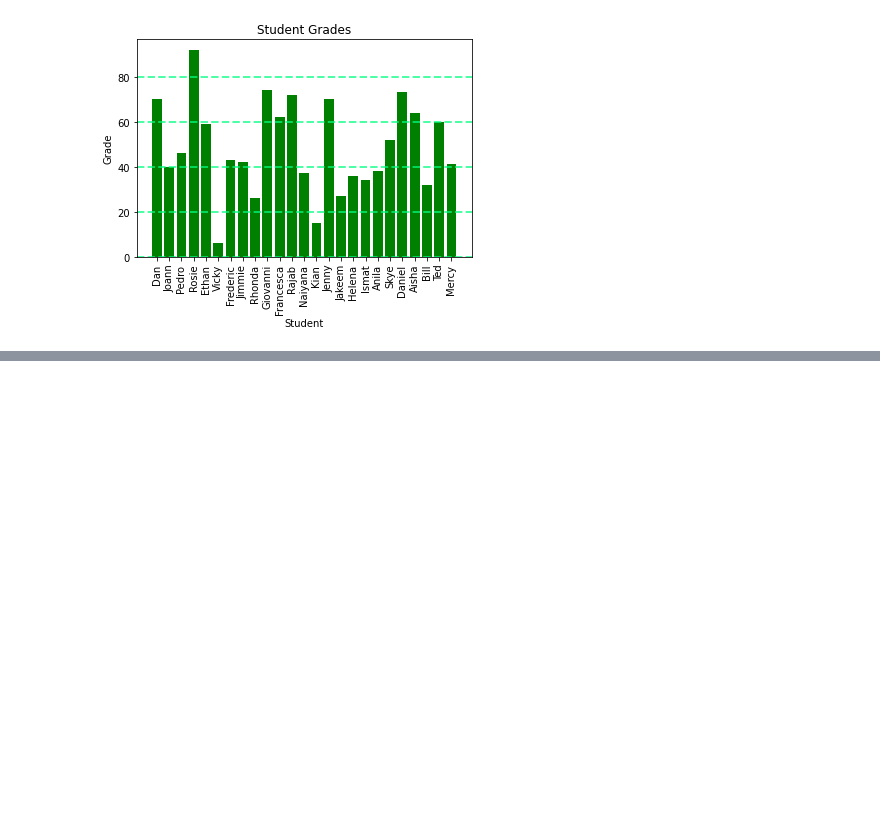
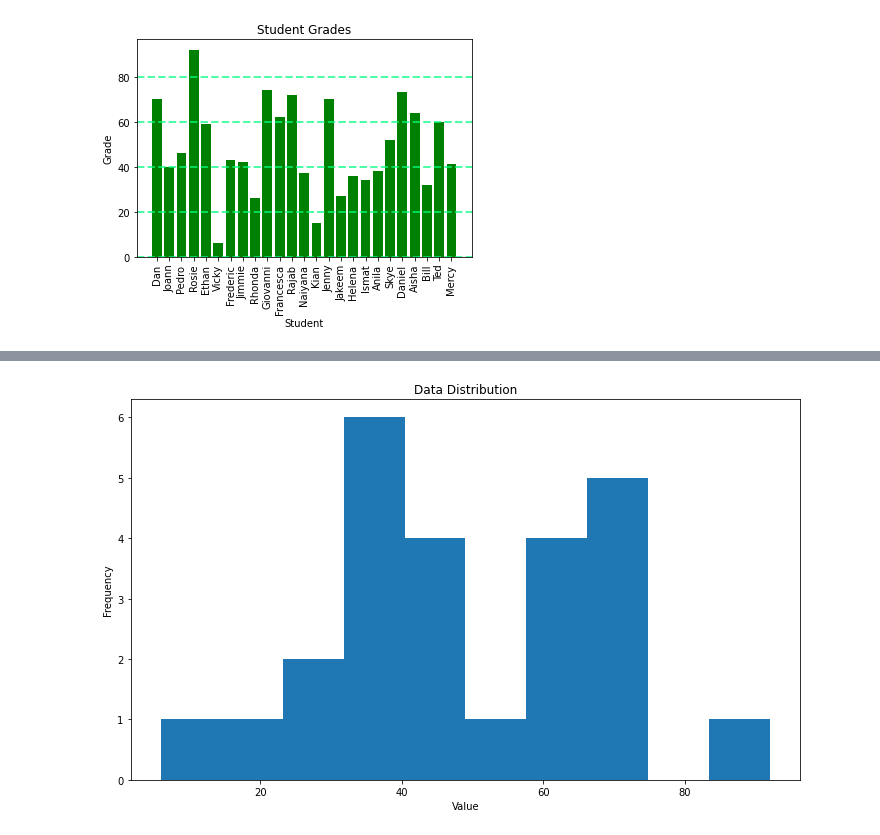
Before and after one commit to pennyorengo/Python-Matplotlib, a Jupyter notebook: Visualizing_data_with_Matplotlib.ipynb, the cells around one changed output, grey strips where cells are left out. Drawn from its saved outputs; the diff is of its cells as text; code cells hidden in the pictures; blank space fills up the shorter version.

```diff
--- a/Visualizing_data_with_Matplotlib.ipynb
+++ b/Visualizing_data_with_Matplotlib.ipynb
@@ -85,0 +140,19 @@ plt.show()
+# %%
+# Get the variable to examine
+var_data = df_students['Grade']
+
+# Create a Figure
+fig = plt.figure(figsize=(12,7))
+
+# Plot a histogram
+plt.hist(var_data)
+
+# Add titles and labels
+plt.title('Data Distribution')
+plt.xlabel('Value')
+plt.ylabel('Frequency')
+
+# Show the figure
+fig.show()
+# %% [output]
+[figure, added]
```
Also changed, not shown: parts of 16 cells of this notebook.
